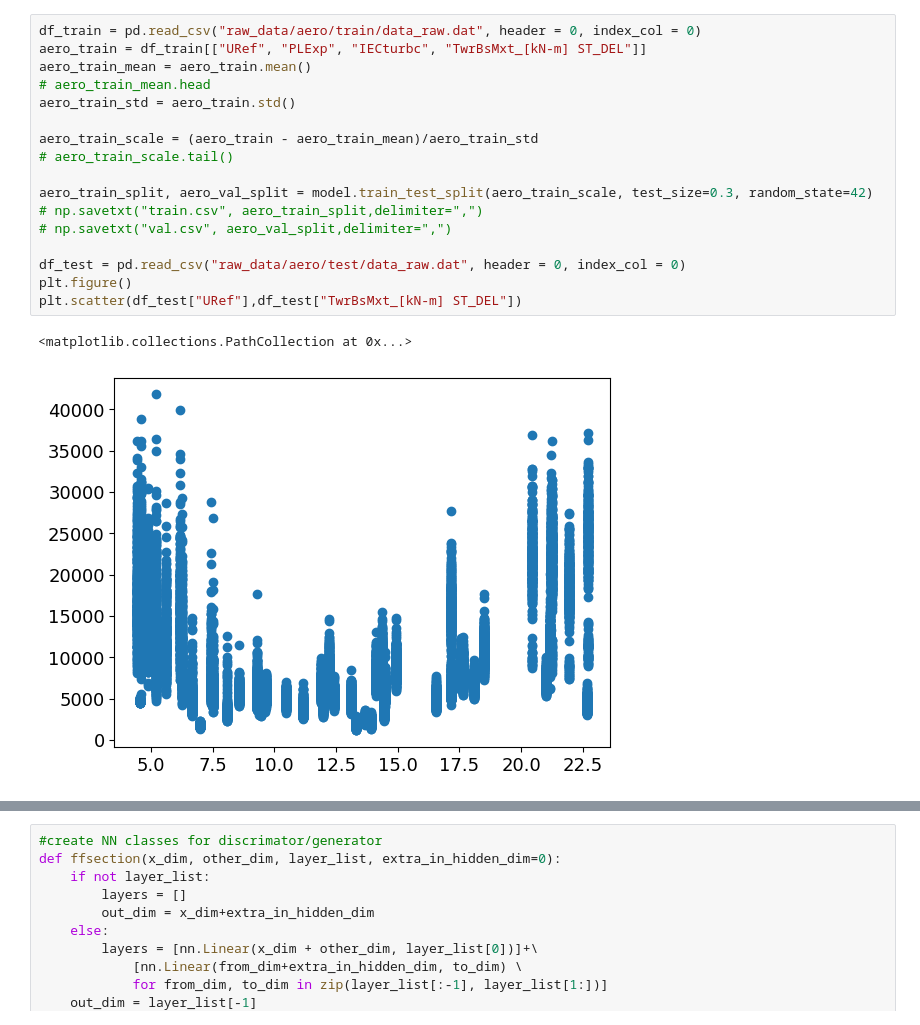
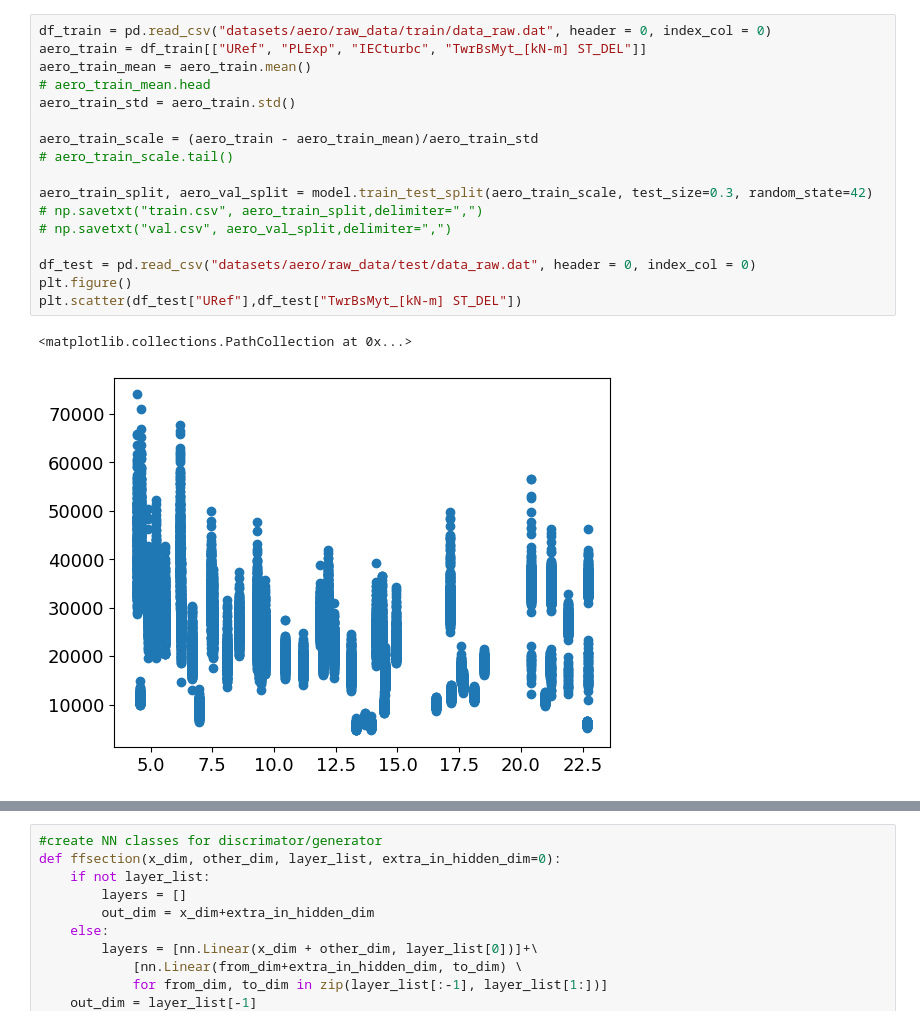
Before and after one commit to ltyap/MSc-Thesis, a Jupyter notebook: CGAN_implementation_aero.ipynb, the cells around one changed output, grey strips where cells are left out. Cells and saved outputs as stored; diff of their text form.

```diff
--- a/CGAN_implementation_aero.ipynb
+++ b/CGAN_implementation_aero.ipynb
@@ -43,21 +36,21 @@ To enable them in other operations, rebuild TensorFlow with the appropriate comp
 # %%
-df_train = pd.read_csv("raw_data/aero/train/data_raw.dat", header = 0, index_col = 0)
-aero_train = df_train[["URef", "PLExp", "IECturbc", "TwrBsMxt_[kN-m] ST_DEL"]]
+df_train = pd.read_csv("datasets/aero/raw_data/train/data_raw.dat", header = 0, index_col = 0)
+aero_train = df_train[["URef", "PLExp", "IECturbc", "TwrBsMyt_[kN-m] ST_DEL"]]
 aero_train_mean = aero_train.mean()
 # aero_train_mean.head
 aero_train_std = aero_train.std()
 
 aero_train_scale = (aero_train - aero_train_mean)/aero_train_std
 # aero_train_scale.tail()
 
 aero_train_split, aero_val_split = model.train_test_split(aero_train_scale, test_size=0.3, random_state=42)
 # np.savetxt("train.csv", aero_train_split,delimiter=",")
 # np.savetxt("val.csv", aero_val_split,delimiter=",")
 
-df_test = pd.read_csv("raw_data/aero/test/data_raw.dat", header = 0, index_col = 0)
+df_test = pd.read_csv("datasets/aero/raw_data/test/data_raw.dat", header = 0, index_col = 0)
 plt.figure()
-plt.scatter(df_test["URef"],df_test["TwrBsMxt_[kN-m] ST_DEL"])
+plt.scatter(df_test["URef"],df_test["TwrBsMyt_[kN-m] ST_DEL"])
 # %% [output]
 <matplotlib.collections.PathCollection at 0x...>
-[figure, old version]
+[figure, new version]
 # %%
```
Also changed, not shown: parts of 11 cells of this notebook, 28 other files.
